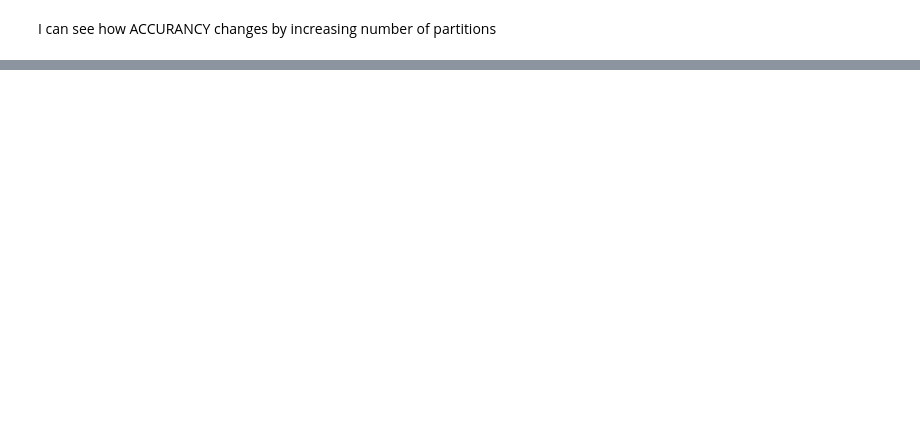
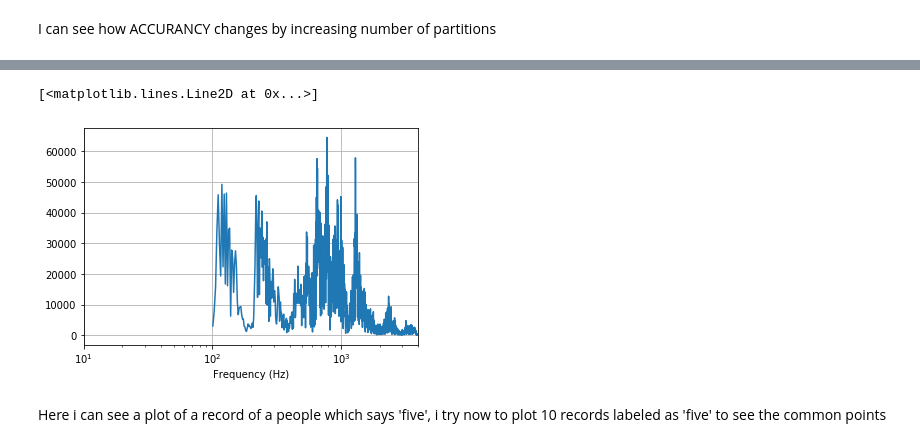
Before and after one commit to rubenIng93/DataScienceLab, a Jupyter notebook: Lab7_2ndCompetition.ipynb, the cells around one changed output, grey strips where cells are left out. Saved outputs shown, nothing was run; the diff lists cells and outputs as text; code cells hidden in the pictures; blank space fills up the shorter version.

```diff
--- a/Lab7_2ndCompetition.ipynb
+++ b/Lab7_2ndCompetition.ipynb
@@ -260,0 +248,11 @@ F1, macro-average: 0.266329
+# %%
+plt.xlim( [10, samplerate/2] )
+plt.xscale( 'log' )
+plt.grid( True )
+plt.xlabel( 'Frequency (Hz)' )
+plt.plot(freqs[40:int(freqs.size/2)],fftabs[40:int(freqs.size/2)])
+# %% [output]
+[<matplotlib.lines.Line2D at 0x...>]
+[figure, added]
+# %% [markdown]
+Here i can see a plot of a record of a people which says 'five', i try now to plot 10 records labeled as 'five' to see the common points
```
Also changed, not shown: parts of 58 cells of this notebook.
